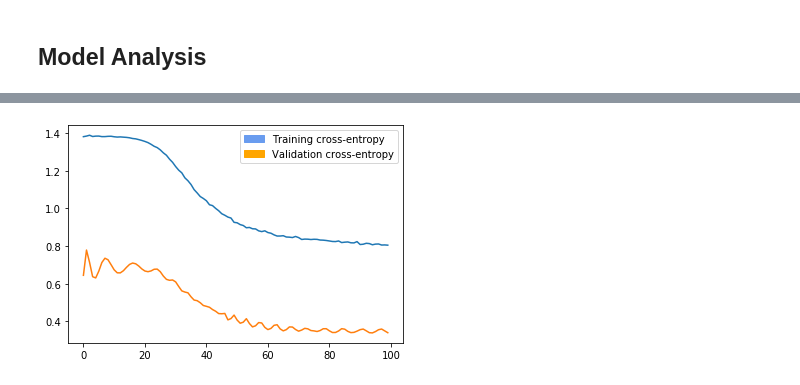
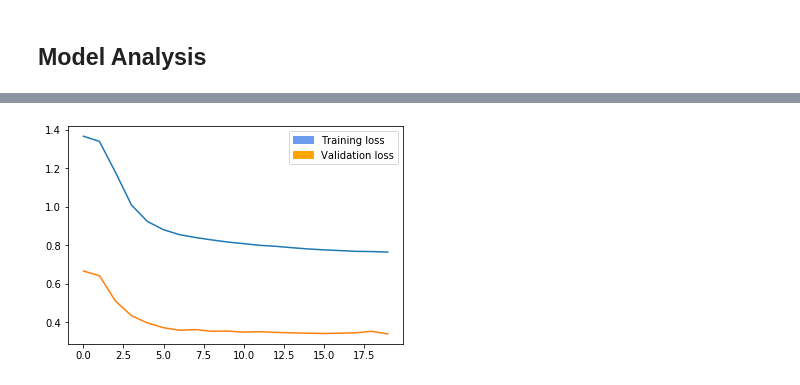
Before and after one commit to faznaimov/ml, a Jupyter notebook: projects/fraud-detection.ipynb, the cells around one changed output, grey strips where cells are left out. Drawn from its saved outputs; the diff is of its cells as text; code cells hidden in the pictures.

```diff
--- a/projects/fraud-detection.ipynb
+++ b/projects/fraud-detection.ipynb
@@ -52,8 +51,8 @@ ar_X, ar_y = np.asarray(df_X.values, dtype='float32'), np.asarray(df_y.values, d
 
 # Allocate first 80% of data into training data and remaining 20% into testing data
 train_size = int(0.8 * len(ar_X))
-(X_train, y_train) = (ar_X[:train_size], ar_y[:train_size])
-(X_test, y_test) = (ar_X[train_size:], ar_y[train_size:])
+(raw_X_train, raw_y_train) = (ar_X[:train_size], ar_y[:train_size])
+(raw_X_test, raw_y_test) = (ar_X[train_size:], ar_y[train_size:])
 # %%
 # Gets a percent of fraud vs legit transactions (0.0017% of transactions are fraudulent)
 count_legit, count_fraud = np.unique(credit_card_data['Class'], return_counts=True)[1]
@@ -64,5 +63,5 @@ Percent of fraudulent transactions:  0.001727485630620034
 # %%
 # Applies a logit weighting of 578 (1/0.0017) to fraudulent transactions to cause model to pay more attention to them
 weighting = 1 / fraud_ratio
-y_train[:, 1] = y_train[:, 1] * weighting
+raw_y_train[:, 1] = raw_y_train[:, 1] * weighting
 # %%
@@ -116,11 +107,11 @@ tf.reset_default_graph()
 # We will use these as inputs to the model when it comes time to train it (assign values at run time)
 X_train_node = tf.placeholder(tf.float32, [None, input_dimensions], name='X_train')
 y_train_node = tf.placeholder(tf.float32, [None, output_dimensions], name='y_train')
-learning_rate_ = tf.placeholder(tf.float32, None, name="learning_rate")
+# learning_rate_ = tf.placeholder(tf.float32, None, name="learning_rate")
 
 # We will use these as inputs to the model once it comes time to test it
-X_test_node = tf.constant(X_test, name='X_test')
-y_test_node = tf.constant(y_test, name='y_test')
+X_test_node = tf.constant(raw_X_test, name='X_test')
+y_test_node = tf.constant(raw_y_test, name='y_test')
 
 # First layer takes in input and passes output to 2nd layer
 weight_1_node = tf.Variable(tf.zeros([input_dimensions, num_layer_1_cells]), name='weight_1')
@@ -152,9 +143,9 @@ def network(input_tensor):
 # %%
 #Hyperparameters
 
-epochs = 100
-batch_size = 128
-learning_rate = 0.005
+epochs = 20
+batch_size = 5000
+learning_rate = 0.001
 # %%
 # Used to predict what results will be given training or testing input data
 # Remember, X_train_node is just a placeholder for now. We will enter values at run time
@@ -263,11 +261,11 @@ plt.show()
 # %%
 fig1 = plt.figure()
 ax2 = fig1.add_subplot(111)
-ax2.plot(info['train'], label='Training loss')
-ax2.plot(info['validation'], label='Validation loss')
-blue_patch = mpatches.Patch(color='#699cef', label='Training cross-entropy')
-orange_patch = mpatches.Patch(color='orange', label='Validation cross-entropy')
+ax2.plot(info['loss'], label='Training loss')
+ax2.plot(info['val_loss'], label='Validation loss')
+blue_patch = mpatches.Patch(color='#699cef', label='Training loss')
+orange_patch = mpatches.Patch(color='orange', label='Validation loss')
 ax2.legend(handles=[blue_patch, orange_patch])
 plt.show()
 # %% [output]
-[figure, old version]
+[figure, new version]
```
Also changed, not shown: parts of 11 cells of this notebook.
